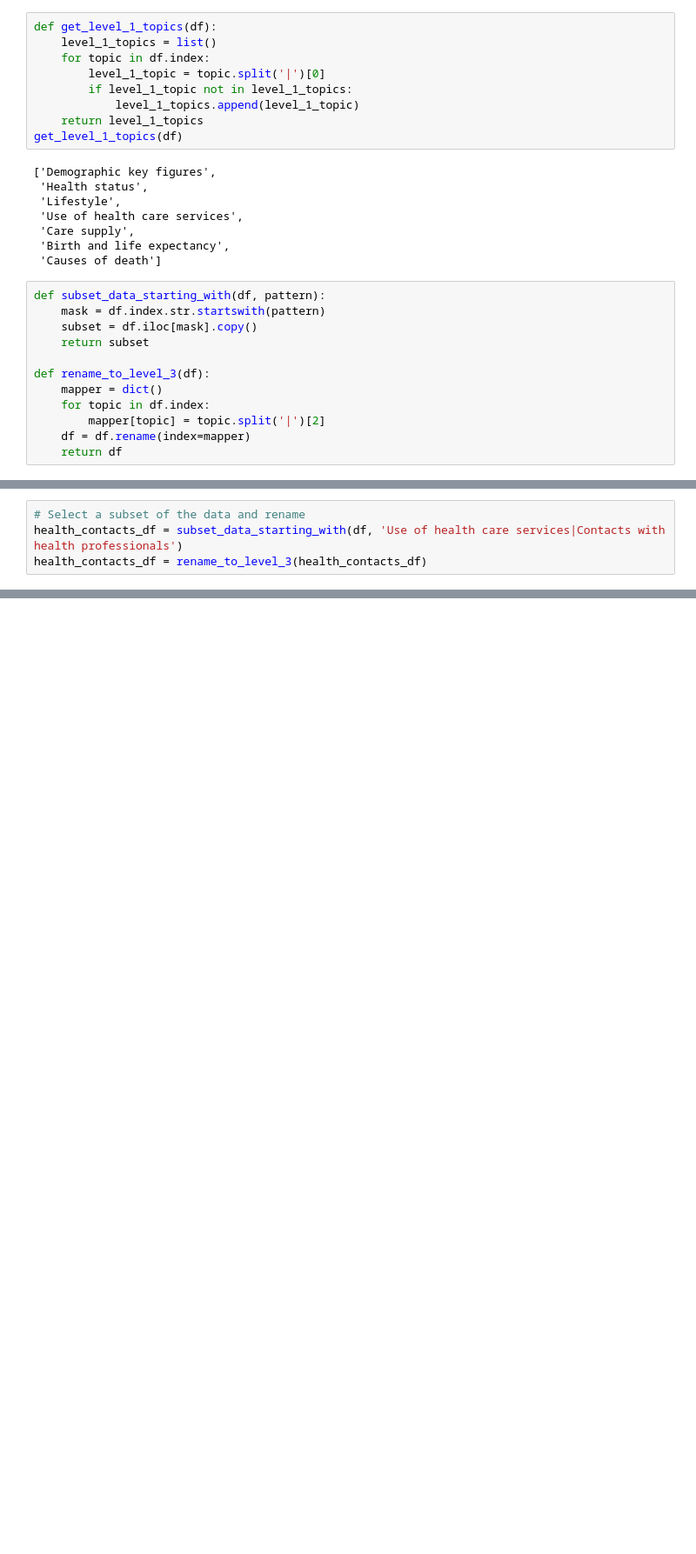
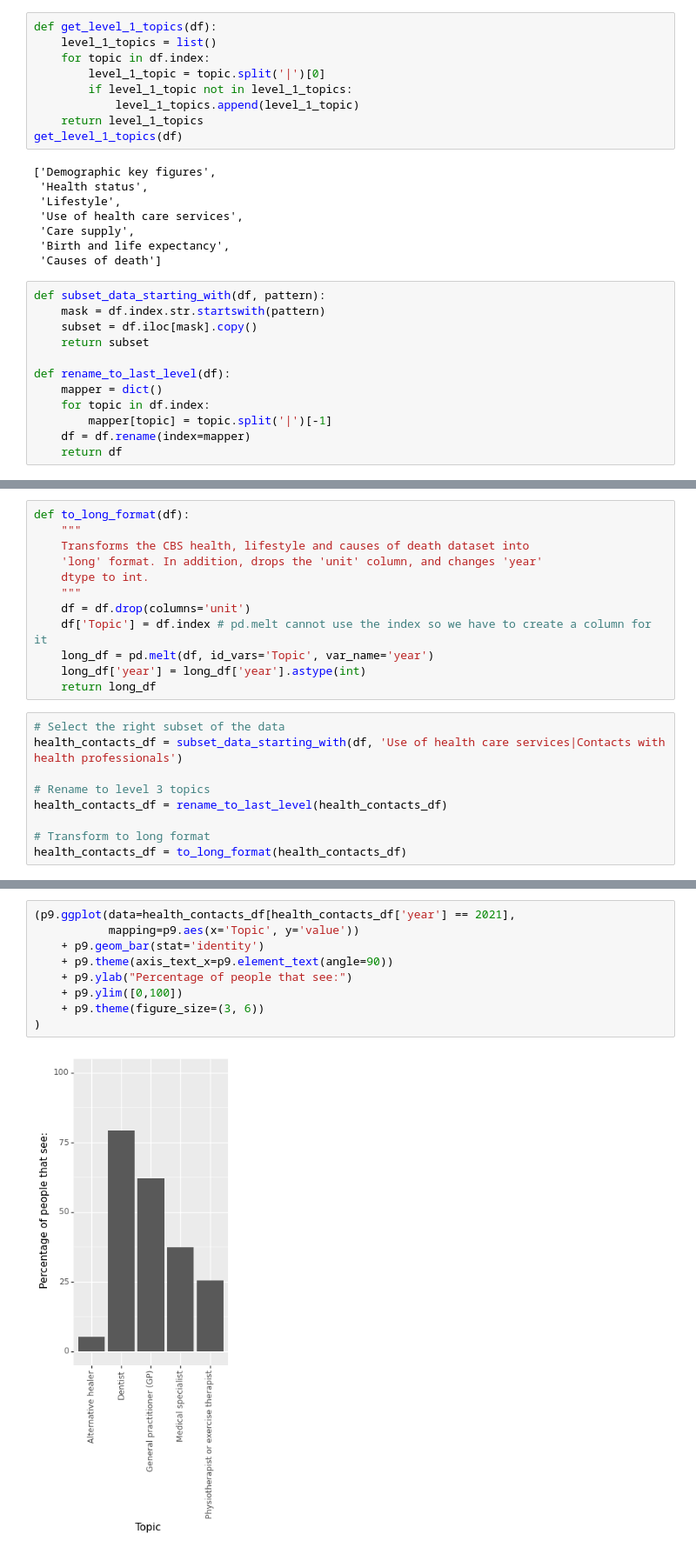
Before and after one commit to esciencecenter-digital-skills/2023-01-25-ds-python-rivm, a Jupyter notebook: files/solutions-post-workshop-exercise.ipynb, the cells around one changed output, grey strips where cells are left out. Shown at 87% size. Saved outputs shown, nothing was run; the diff lists cells and outputs as text; blank space fills up the shorter version.

Commit message:
Add more plotting exercises

```diff
--- a/files/solutions-post-workshop-exercise.ipynb
+++ b/files/solutions-post-workshop-exercise.ipynb
@@ -104,10 +121,10 @@ def subset_data_starting_with(df, pattern):
     subset = df.iloc[mask].copy()
     return subset
 
-def rename_to_level_3(df):
+def rename_to_last_level(df):
     mapper = dict()
     for topic in df.index:
-        mapper[topic] = topic.split('|')[2]
+        mapper[topic] = topic.split('|')[-1]
     df = df.rename(index=mapper)
     return df
 # %%
@@ -142,4 +176,21 @@ We will look at the 'Use of health care services|Contacts with health profession
+# %%
+def to_long_format(df):
+    """
+    Transforms the CBS health, lifestyle and causes of death dataset into
+    'long' format. In addition, drops the 'unit' column, and changes 'year'
+    dtype to int.
+    """
+    df = df.drop(columns='unit')
+    df['Topic'] = df.index # pd.melt cannot use the index so we have to create a column for it
+    long_df = pd.melt(df, id_vars='Topic', var_name='year')
+    long_df['year'] = long_df['year'].astype(int)
+    return long_df
 # %%
-# Select a subset of the data and rename
+# Select the right subset of the data
 health_contacts_df = subset_data_starting_with(df, 'Use of health care services|Contacts with health professionals')
-health_contacts_df = rename_to_level_3(health_contacts_df)
+
+# Rename to level 3 topics
+health_contacts_df = rename_to_last_level(health_contacts_df)
+
+# Transform to long format
+health_contacts_df = to_long_format(health_contacts_df)
@@ -190,0 +209,11 @@ Other questions:
+# %%
+(p9.ggplot(data=health_contacts_df[health_contacts_df['year'] == 2021],
+           mapping=p9.aes(x='Topic', y='value'))
+    + p9.geom_bar(stat='identity')
+    + p9.theme(axis_text_x=p9.element_text(angle=90))
+    + p9.ylab("Percentage of people that see:")
+    + p9.ylim([0,100])
+    + p9.theme(figure_size=(3, 6))
+)
+# %% [output]
+[figure, added]
```
Also changed, not shown: parts of 25 cells of this notebook.
